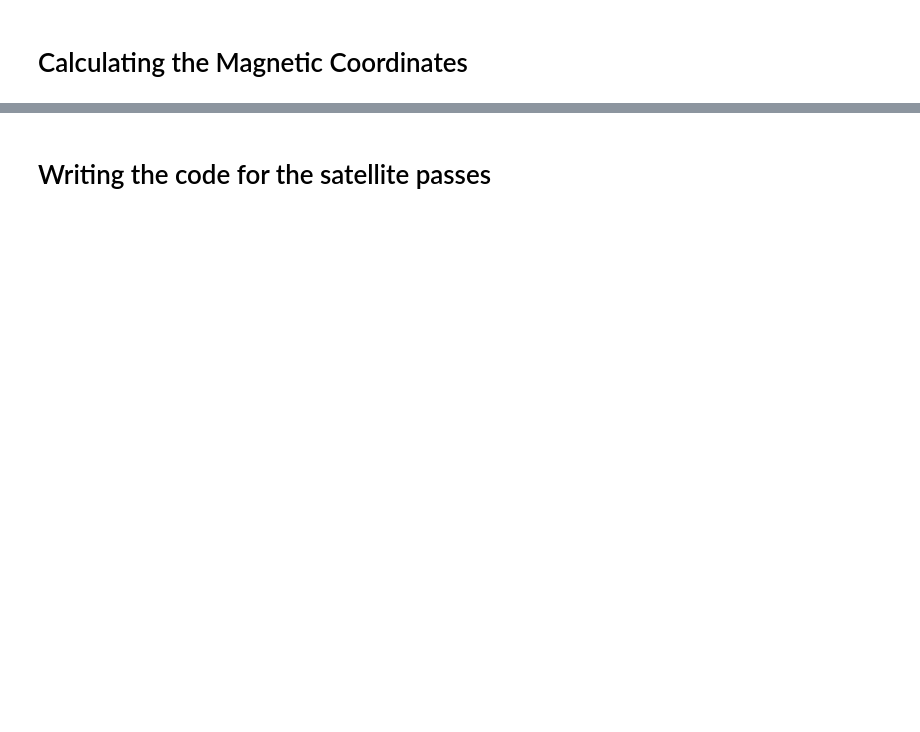
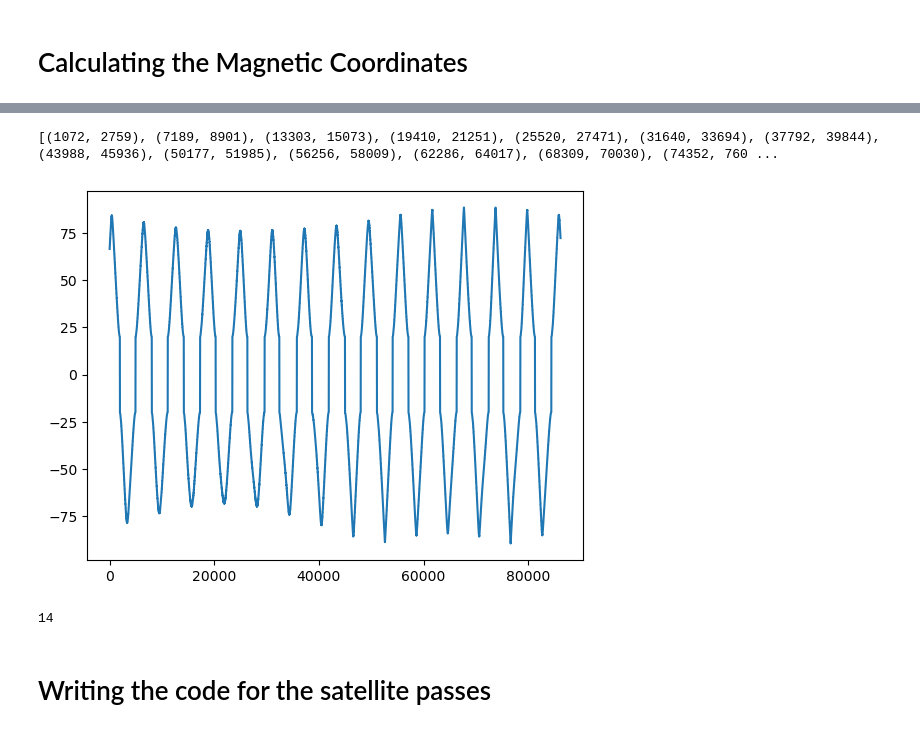
Before and after one commit to abukowski21/sat-interp-tid-analysis, a Jupyter notebook: fast_new_synthetic_storm.ipynb, the cells around one changed output, grey strips where cells are left out. Drawn from its saved outputs; the diff is of its cells as text; code cells hidden in the pictures; blank space fills up the shorter version.

```diff
--- a/fast_new_synthetic_storm.ipynb
+++ b/fast_new_synthetic_storm.ipynb
@@ -182,3 +152,37 @@ Data variables:
+# %%
+satf = xr.open_dataset('time_interpolated_data/sat_data_F18_day_17.nc')
+# %%
+
+mlat = satf['mlat']
+
+plt.plot(mlat)
+
+set = False
+coords = []
+for i in tqdm(range(len(mlat)-1)):
+    if mlat[i] >= 55 and mlat[i+1] < 55:
+        start = i
+        set = True
+    if set and mlat[i] >= -55 and mlat[i+1] < -55:
+        set = False
+        end = i
+        coords.append((start,end))
+
+print(coords)
+# %% [output]
+[(1072, 2759), (7189, 8901), (13303, 15073), (19410, 21251), (25520, 27471), (31640, 33694), (37792, 39844), (43988, 45936), (50177, 51985), (56256, 58009), (62286, 64017), (68309, 70030), (74352, 760 ...
+[figure, added]
+# %%
+
+print(len(coords))
+s = []
+for i in range(len(coords)):
+    start, end = coords[i]
+    sat_t = satf.isel(sat_step=slice(start, end+1))
+    path = 'time_interpolated_data/' + str(i) + '_F18_passing.nc'
+    sat_t.to_netcdf(path)
+# %% [output]
+14
 # %% [markdown]
 # Writing the code for the satellite passes
 # %%
```
Also changed, not shown: parts of 8 cells of this notebook, 7 other files.
